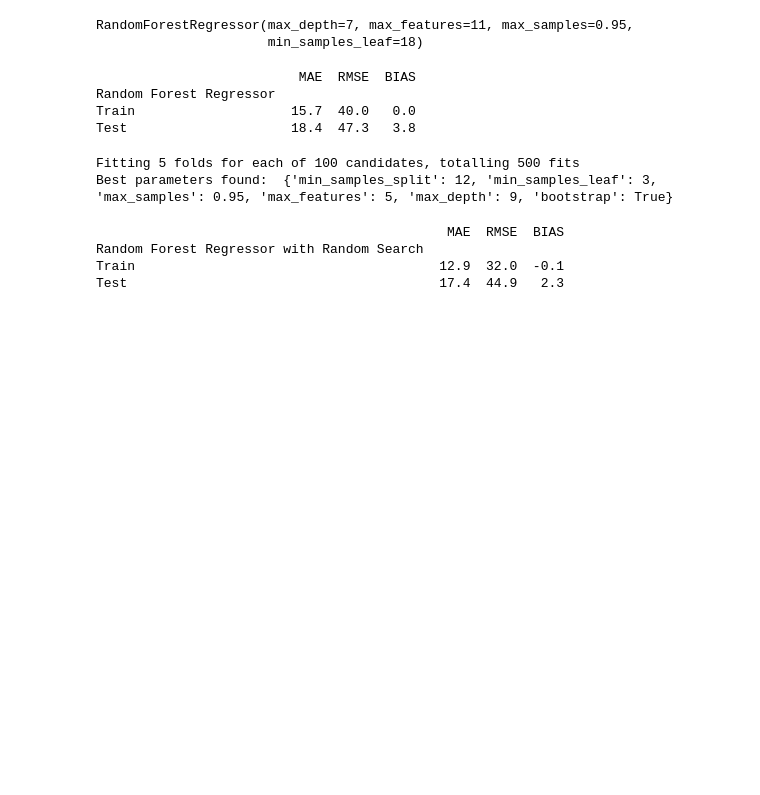
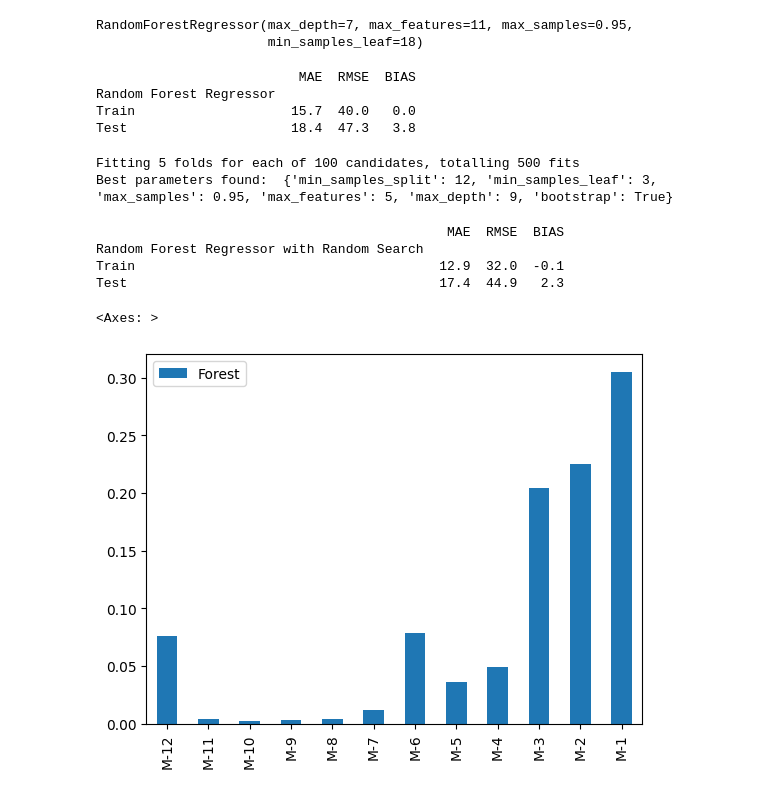
Before and after one commit to esjimenezro/supply_chain_forecast, a Jupyter notebook: notebooks/chapter15_16.ipynb, the cells around one changed output. Cells and saved outputs as stored; diff of their text form; code cells hidden in the pictures; blank space fills up the shorter version.

```diff
--- a/notebooks/chapter15.ipynb
+++ b/notebooks/chapter15_16.ipynb
@@ -97,3 +97,18 @@ kpi_ml(
 Random Forest Regressor with Random Search
 Train                                       12.9  32.0  -0.1
 Test                                        17.4  44.9   2.3
+# %%
+# Feature importance for Random Forest Regressor
+forest: RandomForestRegressor = random_search.best_estimator_
+cols = X_train.shape[1]
+features = [f"M-{cols - col}" for col in range(cols)]
+data = forest.feature_importances_.reshape(-1, 1)
+feature_importance_df = pd.DataFrame(
+    data=data,
+    index=features,
+    columns=["Forest"]
+)
+feature_importance_df.plot(kind="bar")
+# %% [output]
+<Axes: >
+[figure, added]
```
Also changed, not shown: 1 other file.
